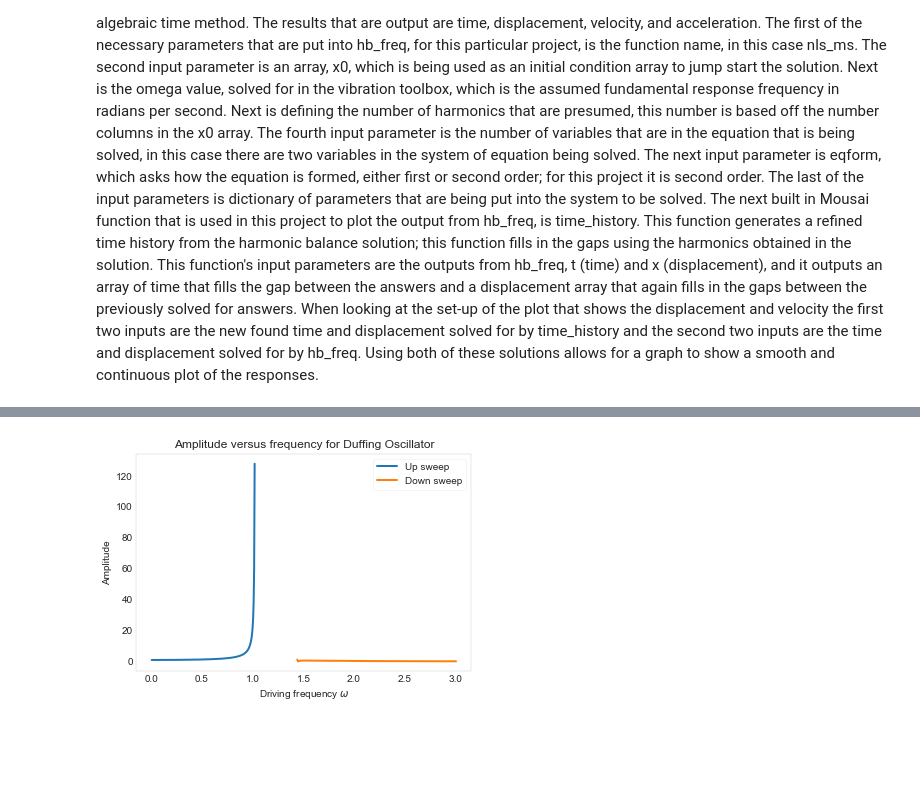
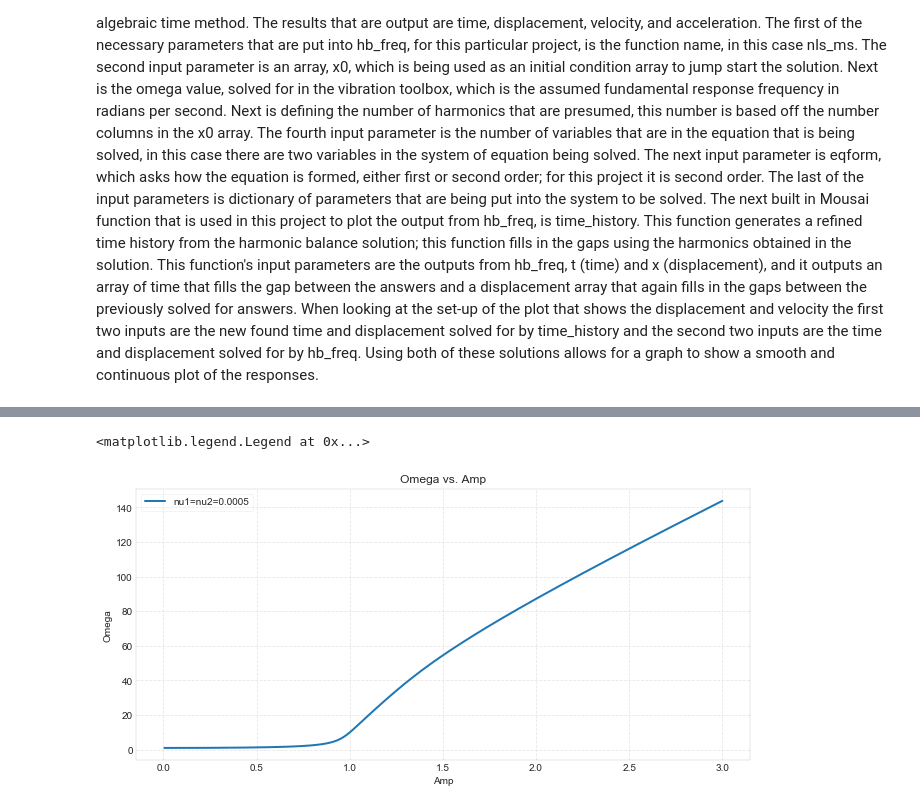
Before and after one commit to w320alm/Non_Linear_System_with_Mousai, a Jupyter notebook: NLSMousai.ipynb, the cells around one changed output, grey strips where cells are left out. Drawn from its saved outputs; the diff is of its cells as text; code cells hidden in the pictures; blank space fills up the shorter version.

```diff
--- a/NLSMousai.ipynb
+++ b/NLSMousai.ipynb
@@ -138,30 +142,29 @@ Text(0.5,1,'Omega vs. Amp')
 # %%
-omegal = np.arange(3, .03, -1 / 200) + 1 / 200
-ampl = sp.zeros_like(omegal)
-ampl[:] = np.nan
-
+omega = np.arange(0, 3, 1 / 200) + 1 / 200
+amp = sp.zeros_like(omega1)
+amp[:] = np.nan
 t, x, e, amps, phases = ms.hb_time(nls_ms, num_variables=2,
-                                 omega=1.43265271, eqform='second_order', num_harmonics=1, params={'nu1':nu1,'nu2':nu2,'k':0.05,'alpha1':1,'alpha3':1})
-for i, freq in enumerate(omegal):
+                                 omega=1 , eqform='second_order', num_harmonics=1,params={'nu1':nu1a,'nu2':nu2a,'k':0.05,'alpha1':1,'alpha3':1})
+for i, freq in enumerate(omega1):
     # Here we try to obtain solutions, but if they don't work,
     # we ignore them by inserting `np.nan` values.
-    x = x - np.average(x)
+    x = x - sp.average(x)
     try:
         t, x, e, amps, phases = ms.hb_time(nls_ms, x0=x,
-                 omega=freq, eqform='second_order', num_harmonics=1, params={'nu1':nu2,'nu2':nu2,'k':0.05,'alpha1':1,'alpha3':1})
-        ampl[i] = amps[0]
+                 omega=freq, eqform='second_order', num_harmonics=1,params={'nu1':nu1a,'nu2':nu2a,'k':0.05,'alpha1':1,'alpha3':1})
+
+        amp[i] = amps[0]
     except:
-        ampl[i] = np.nan
-    if np.isnan(ampl[i]):
+        amp[i] = np.nan
+    if np.isnan(amp[i]):
         break
-# %%
-plt.plot(omega,amp, label='Up sweep')
-plt.plot(omegal,ampl, label='Down sweep')
-plt.legend()
-plt.title('Amplitude versus frequency for Duffing Oscillator')
-plt.xlabel('Driving frequency $\\omega$')
-plt.ylabel('Amplitude')
-plt.grid()
-# %% [output]
-[figure, removed]
+# %%
+plt.plot(omega,amp, label='nu1=nu2=0.0005')
+plt.xlabel('Amp')
+plt.ylabel('Omega')
+plt.title('Omega vs. Amp')
+plt.legend()
+# %% [output]
+<matplotlib.legend.Legend at 0x...>
+[figure, added]
 # %%
```
Also changed, not shown: parts of 7 cells of this notebook.
